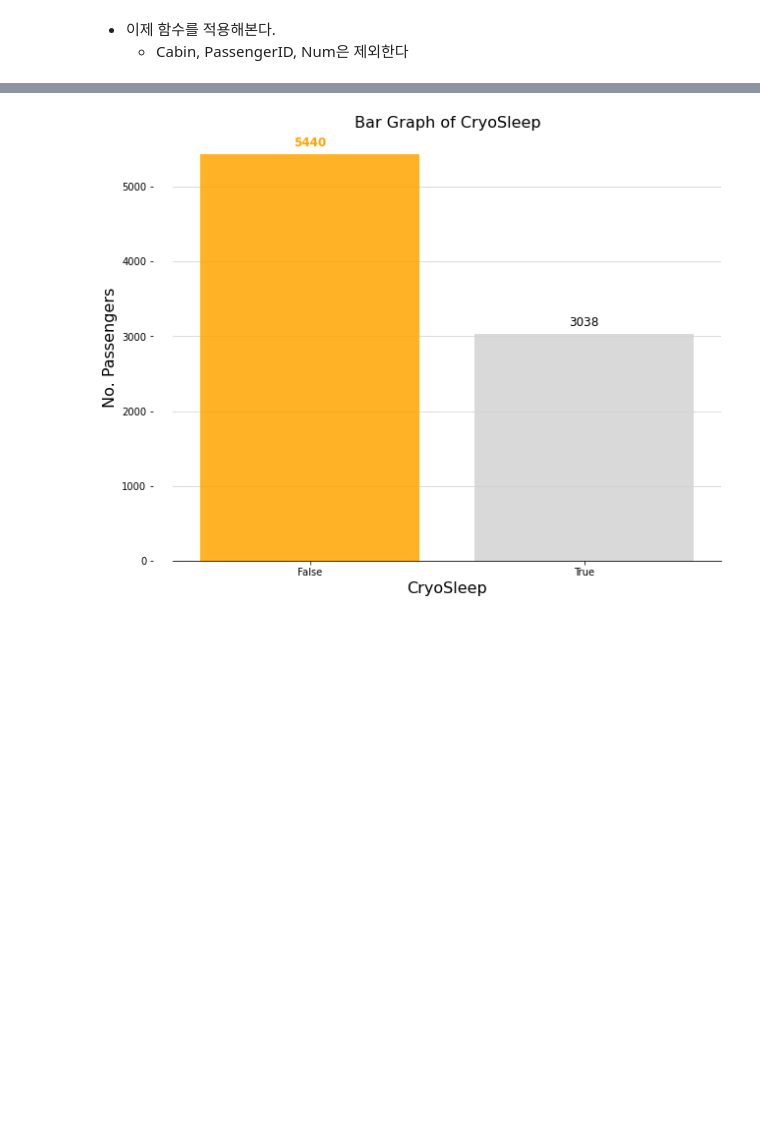
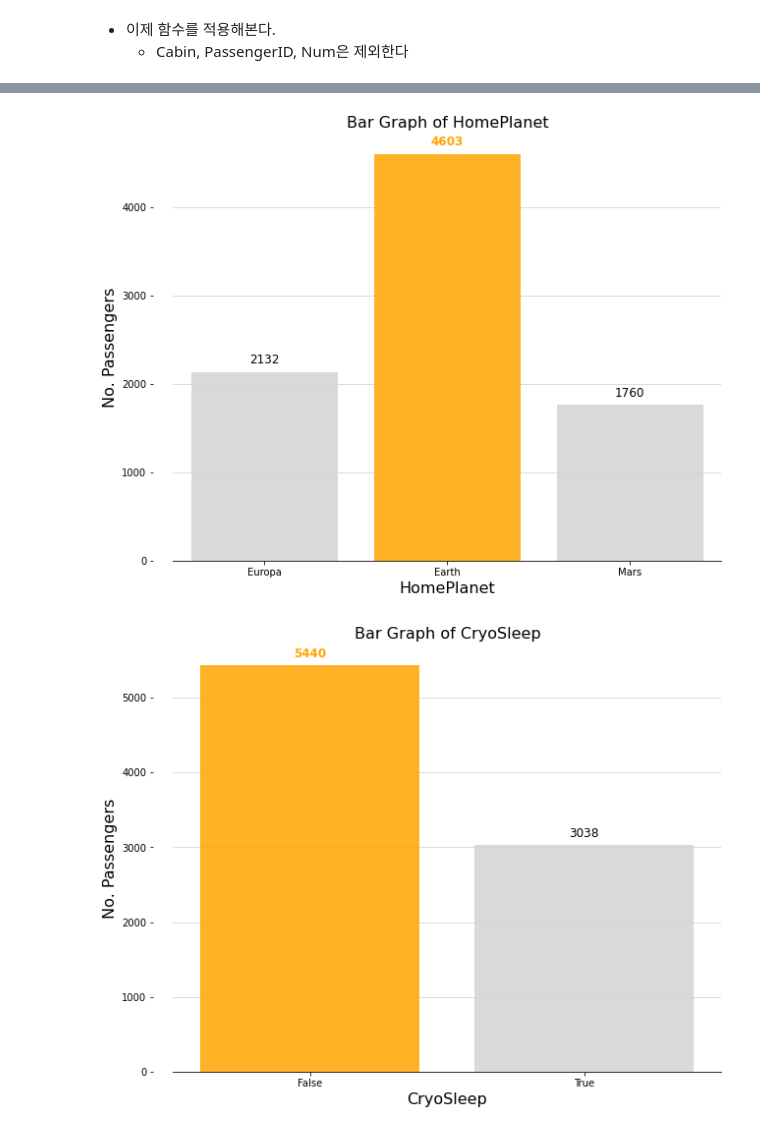
Before and after one commit to SiriN1234/kaggle_projcect, a Jupyter notebook: temporary-title.ipynb, the cells around one changed output, grey strips where cells are left out. Drawn from its saved outputs; the diff is of its cells as text; code cells hidden in the pictures; blank space fills up the shorter version.

```diff
--- a/temporary-title.ipynb
+++ b/temporary-title.ipynb
@@ -405,3 +405,3 @@ cnt_donut(train_data, "Destination")
 # %%
-cnt_donut(train_data, "HomePlanet")
+cnt_bar(train_data, "HomePlanet")
 # %% [output]
@@ -409,3 +408,4 @@ cnt_donut(train_data, "HomePlanet")
+[figure, added]
 # %%
 cnt_bar(train_data, "CryoSleep")
 # %% [output]
```
Also changed, not shown: parts of 9 cells of this notebook.
